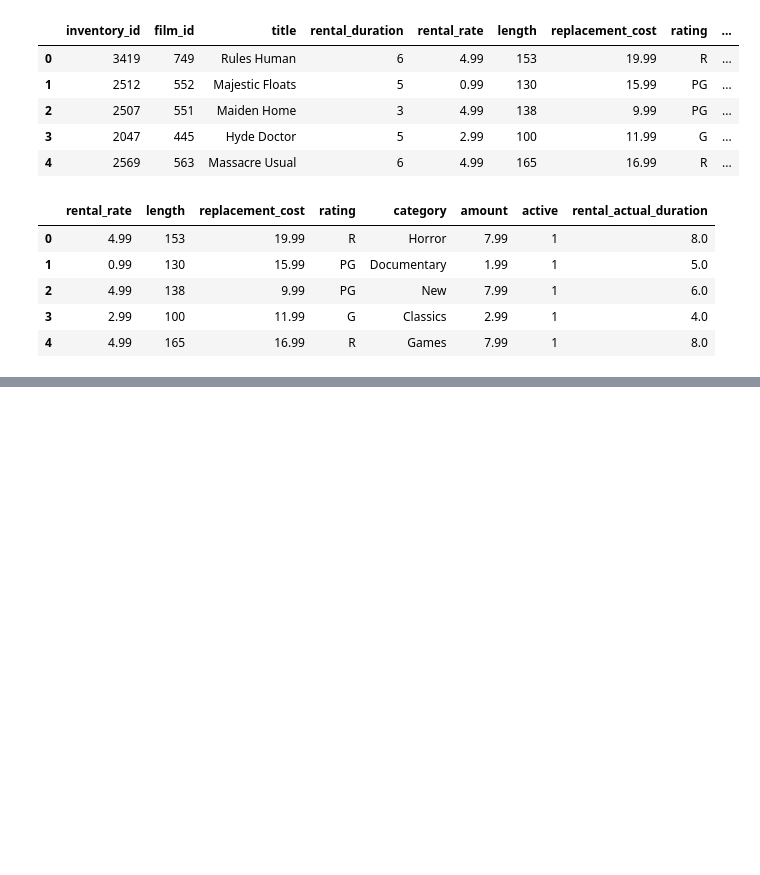
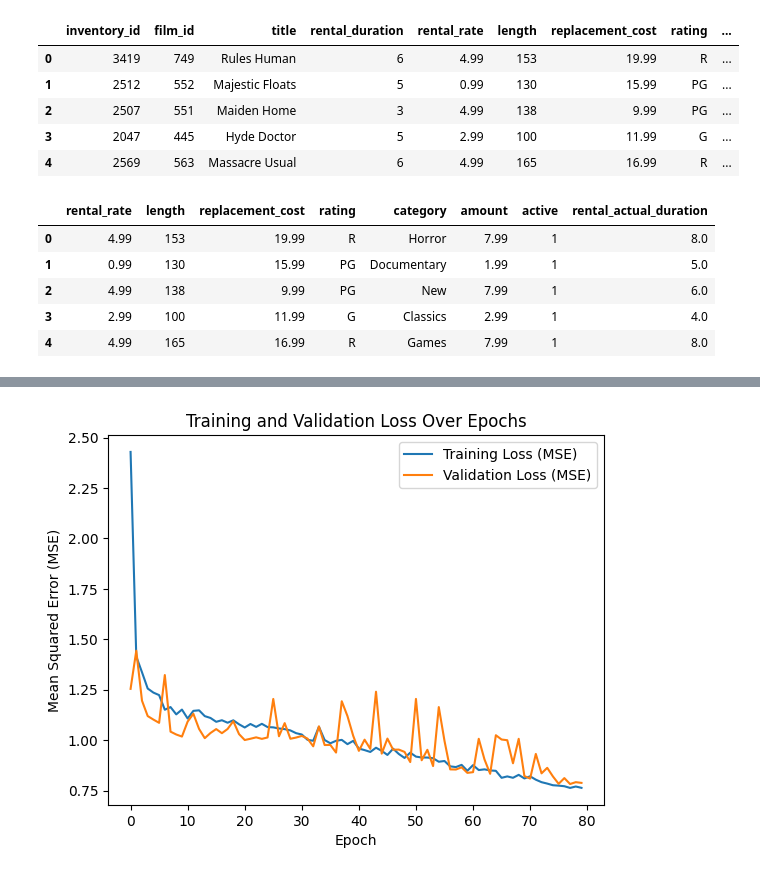
Before and after one commit to saromaddy/dvdrentaldl, a Jupyter notebook: rentaldayapproach.ipynb, the cells around one changed output, grey strips where cells are left out. Saved outputs shown, nothing was run; the diff lists cells and outputs as text; code cells hidden in the pictures; blank space fills up the shorter version.

```diff
--- a/rentaldayapproach.ipynb
+++ b/rentaldayapproach.ipynb
@@ -54,0 +71,4 @@ df.head()
+# %%
+# Separate features and target
+x = df.drop('amount', axis=1)  # Replace 'revenue_column' with the actual column name for revenue
+y = df['amount']
@@ -54,0 +207,11 @@ df.head()
+# %%
+# Plot the training and validation loss
+plt.plot(result.history['loss'], label='Training Loss (MSE)')
+plt.plot(result.history['val_loss'], label='Validation Loss (MSE)')
+plt.title('Training and Validation Loss Over Epochs')
+plt.xlabel('Epoch')
+plt.ylabel('Mean Squared Error (MSE)')
+plt.legend()
+plt.show()
+# %% [output]
+[figure, added]
```
Also changed, not shown: parts of 24 cells of this notebook, 2 other files.
